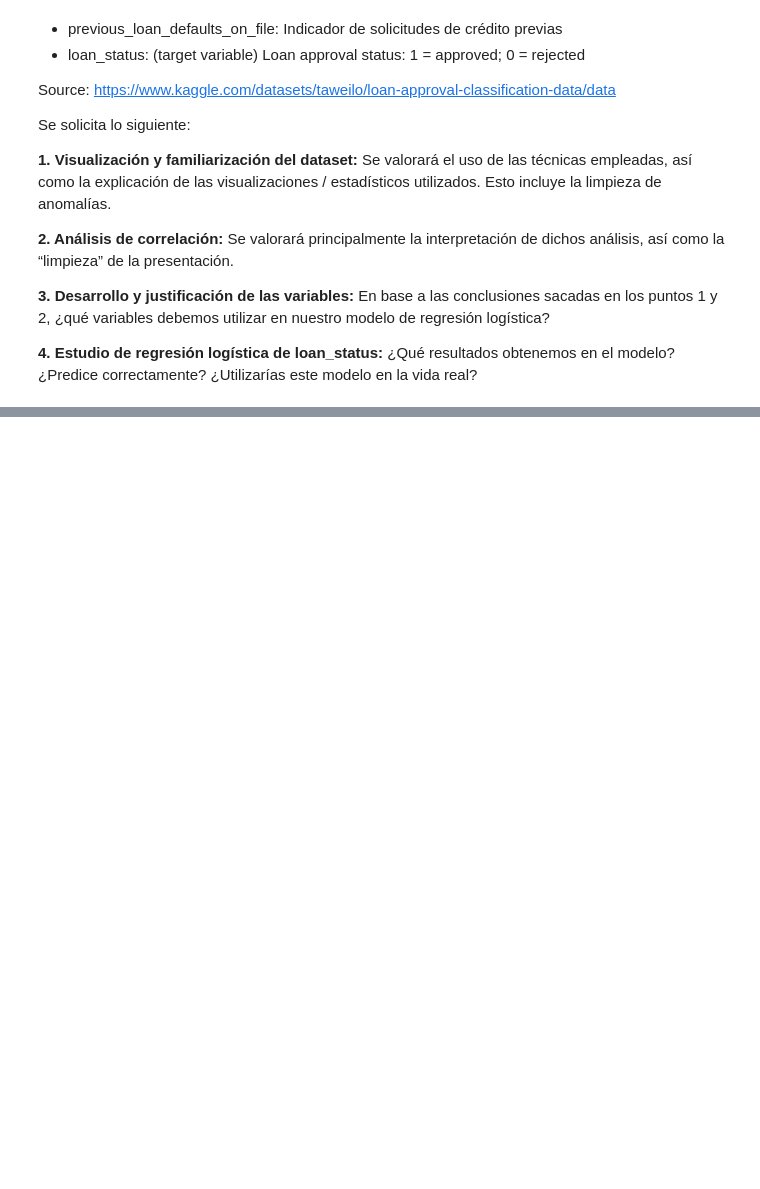
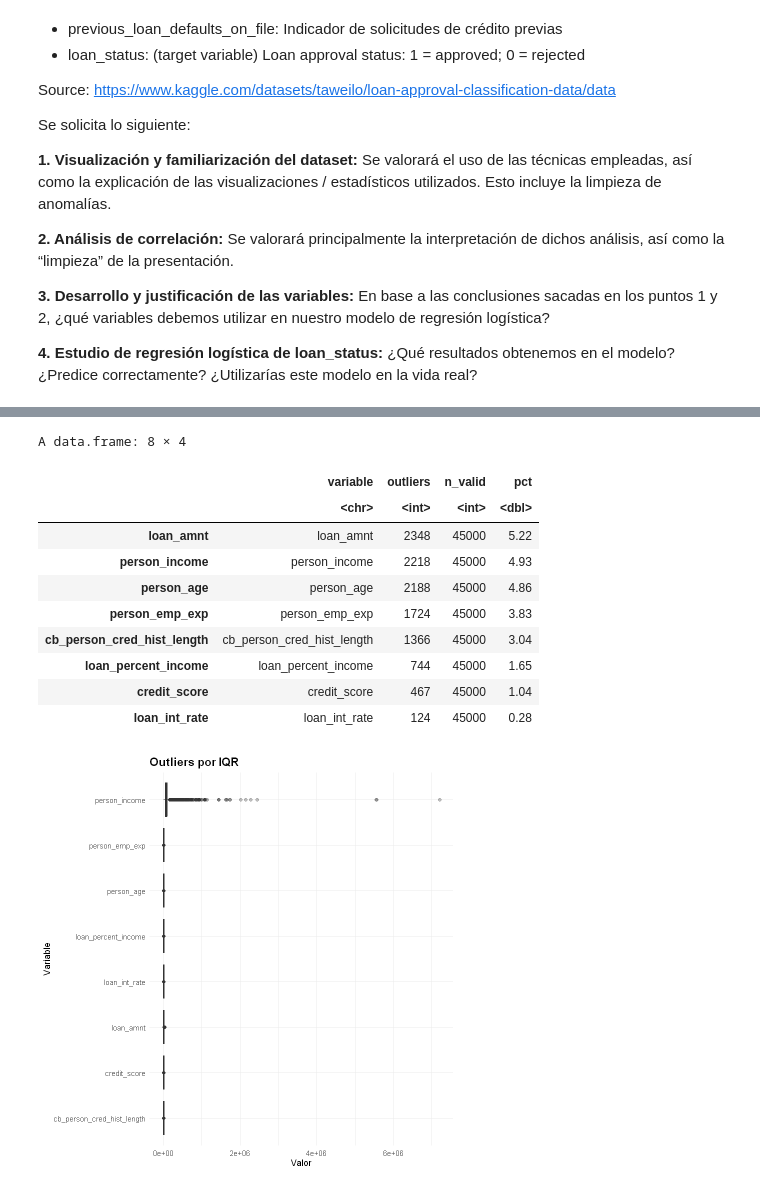
Before and after one commit to carlxngel/Fundamentos-de-la-ciencia-de-datos---Asignatura, a Jupyter notebook: Graficos generados/Entregable_Tema3.ipynb, the cells around one changed output, grey strips where cells are left out. Saved outputs shown, nothing was run; the diff lists cells and outputs as text; code cells hidden in the pictures; blank space fills up the shorter version.

```diff
--- a/Graficos generados/Entregable_Tema3.ipynb
+++ b/Graficos generados/Entregable_Tema3.ipynb
@@ -31,0 +46,7 @@ Se solicita lo siguiente:
+# %%
+# Carga de datos (loan.csv)
+data_dir <- file.path("C:/Users/cmoli/OneDrive/Documentos/GitHub",
+					  "Fundamentos-de-la-ciencia-de-datos---Asignatura",
+					  "Carga de datos")
+loan <- read.csv(file.path(data_dir, "loan.csv"))
+head(loan)
@@ -31,0 +125,12 @@ Se solicita lo siguiente:
+# %%
+#Outliers
+#Detección de outliers
+numeric_vars <- sapply(loan, is.numeric)
+loan_numeric <- loan[, numeric_vars]
+outlier_counts <- sapply(loan_numeric, function(x) {
+    Q1 <- quantile(x, 0.25, na.rm = TRUE)
+    Q3 <- quantile(x, 0.75, na.rm = TRUE)
+    IQR <- Q3 - Q1
+    sum(x < (Q1 - 1.5 * IQR) | x > (Q3 + 1.5 * IQR), na.rm = TRUE)
+    })
+outlier_counts
@@ -31,0 +148,46 @@ Se solicita lo siguiente:
+# %%
+# Detectar variables numéricas y excluir binarias (0/1) y la etiqueta
+is_binary <- function(x) is.numeric(x) && length(na.omit(unique(x))) <= 2
+num_vars <- names(loan)[sapply(loan, is.numeric)]
+bin_vars <- names(loan)[sapply(loan, is_binary)]
+num_vars_clean <- setdiff(num_vars, c(bin_vars, "loan_status"))
+
+# Contar outliers por IQR y calcular % sobre n válidos
+iqr_outliers <- function(x) {
+  Q1 <- quantile(x, 0.25, na.rm = TRUE)
+  Q3 <- quantile(x, 0.75, na.rm = TRUE)
+  IQR <- Q3 - Q1
+  sum(x < (Q1 - 1.5 * IQR) | x > (Q3 + 1.5 * IQR), na.rm = TRUE)
+}
+n_valid <- sapply(loan[num_vars_clean], function(x) sum(!is.na(x)))
+counts <- sapply(loan[num_vars_clean], iqr_outliers)
+
+outliers_tbl <- data.frame(
+  variable = names(counts),
+  outliers = as.integer(counts),
+  n_valid = as.integer(n_valid),
+  pct = round(100 * counts / pmax(n_valid, 1), 2)
+)
+
+outliers_tbl[order(-outliers_tbl$pct), ]
+
+library(tidyr); library(ggplot2)
+loan[num_vars_clean] |>
+  pivot_longer(everything(), names_to = "var", values_to = "val") |>
+  ggplot(aes(x = var, y = val)) +
+  geom_boxplot(outlier.alpha = 0.3) +
+  coord_flip() +
+  labs(title = "Outliers por IQR", x = "Variable", y = "Valor")
+# %% [output]
+A data.frame: 8 × 4
+|  | variable | outliers | n_valid | pct |
+|  | <chr> | <int> | <int> | <dbl> |
+| loan_amnt | loan_amnt | 2348 | 45000 | 5.22 |
+| person_income | person_income | 2218 | 45000 | 4.93 |
+| person_age | person_age | 2188 | 45000 | 4.86 |
+| person_emp_exp | person_emp_exp | 1724 | 45000 | 3.83 |
+| cb_person_cred_hist_length | cb_person_cred_hist_length | 1366 | 45000 | 3.04 |
+| loan_percent_income | loan_percent_income | 744 | 45000 | 1.65 |
+| credit_score | credit_score | 467 | 45000 | 1.04 |
+| loan_int_rate | loan_int_rate | 124 | 45000 | 0.28 |
+[figure, added]
```
Also changed, not shown: parts of 9 cells of this notebook.
